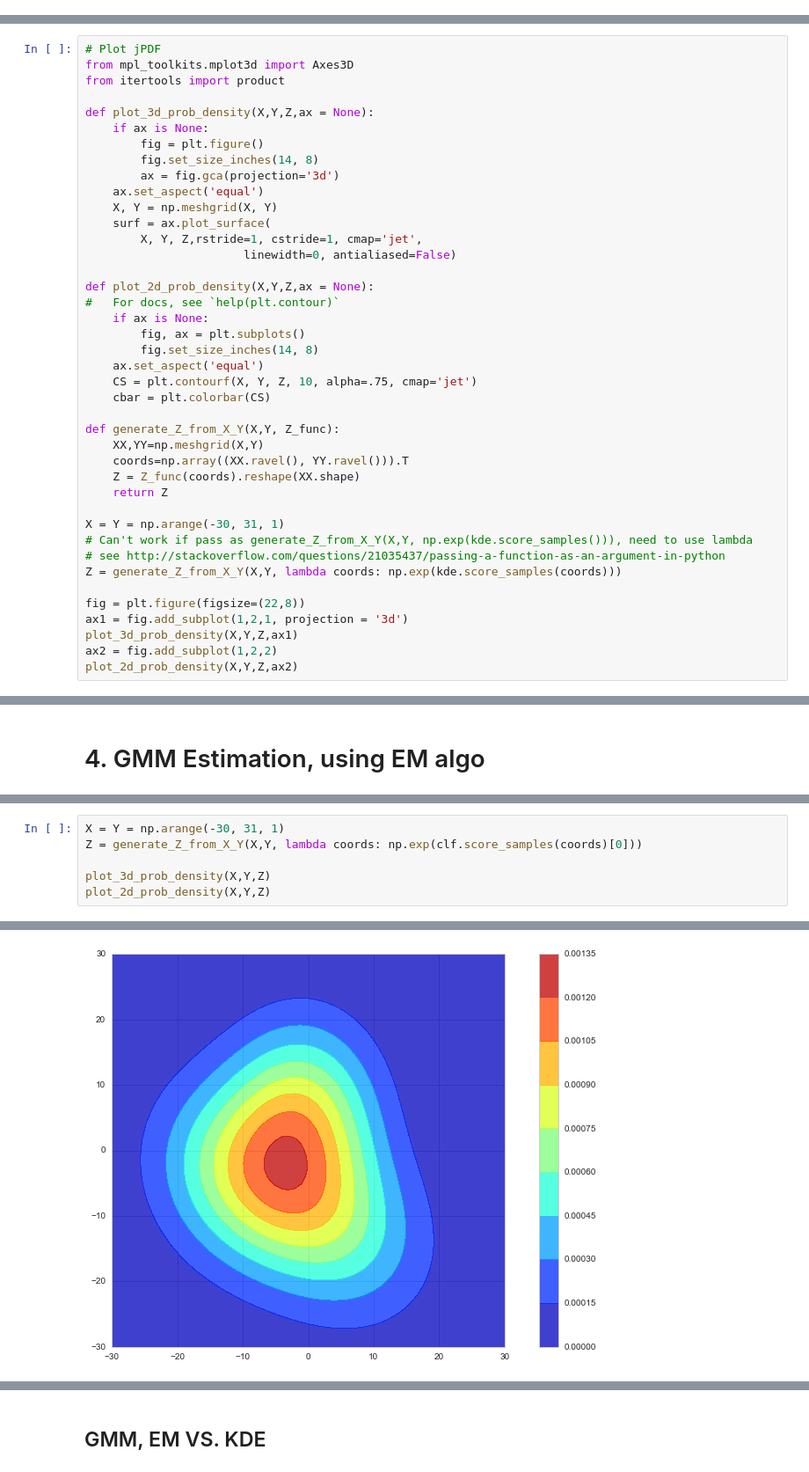
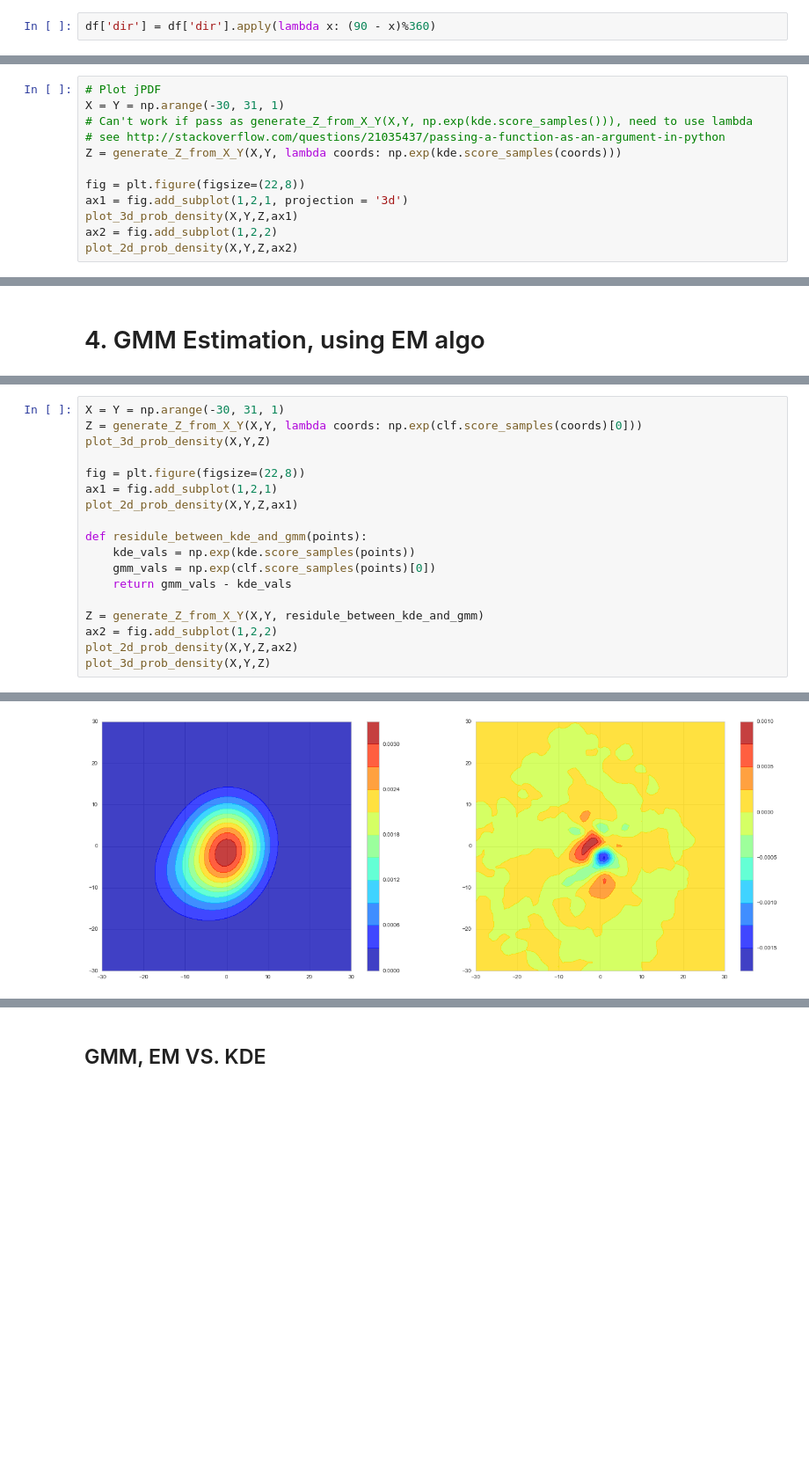
Before and after one commit to cqcn1991/Wind-Speed-Analysis, a Jupyter notebook: time_shift.ipynb, the cells around one changed output, grey strips where cells are left out. Shown at 88% size. Cells and saved outputs as stored; diff of their text form; blank space fills up the shorter version.

```diff
--- a/time_shift.ipynb
+++ b/time_shift.ipynb
@@ -302,3 +336,5 @@ df['dir_int'] = df['dir']
+# %%
+df['dir'] = df['dir'].apply(lambda x: (90 - x)%360)
 # %%
 df['dir'].value_counts().sort_index()
 # %% [output]
@@ -387,35 +407,6 @@ sample = speed_set
 kde = KernelDensity(bandwidth=1).fit(sample) # need to consider the bandwidth for different sites
 # %%
 # Plot jPDF
-from mpl_toolkits.mplot3d import Axes3D
-from itertools import product
-
-def plot_3d_prob_density(X,Y,Z,ax = None):
-    if ax is None:
-        fig = plt.figure()
-        fig.set_size_inches(14, 8)
-        ax = fig.gca(projection='3d')
-    ax.set_aspect('equal')
-    X, Y = np.meshgrid(X, Y)
-    surf = ax.plot_surface(
-        X, Y, Z,rstride=1, cstride=1, cmap='jet',
-                       linewidth=0, antialiased=False)
-
-def plot_2d_prob_density(X,Y,Z,ax = None):
-#   For docs, see `help(plt.contour)`
-    if ax is None:
-        fig, ax = plt.subplots()
-        fig.set_size_inches(14, 8)
-    ax.set_aspect('equal')
-    CS = plt.contourf(X, Y, Z, 10, alpha=.75, cmap='jet')
-    cbar = plt.colorbar(CS)
-
-def generate_Z_from_X_Y(X,Y, Z_func):
-    XX,YY=np.meshgrid(X,Y)
-    coords=np.array((XX.ravel(), YY.ravel())).T
-    Z = Z_func(coords).reshape(XX.shape)
-    return Z
-
 X = Y = np.arange(-30, 31, 1)
 # Can't work if pass as generate_Z_from_X_Y(X,Y, np.exp(kde.score_samples())), need to use lambda
 # see http://stackoverflow.com/questions/21035437/passing-a-function-as-an-argument-in-python
@@ -482,7 +458,19 @@ plt.draw()
 # %%
 X = Y = np.arange(-30, 31, 1)
 Z = generate_Z_from_X_Y(X,Y, lambda coords: np.exp(clf.score_samples(coords)[0]))
+plot_3d_prob_density(X,Y,Z)
 
+fig = plt.figure(figsize=(22,8))
+ax1 = fig.add_subplot(1,2,1)
+plot_2d_prob_density(X,Y,Z,ax1)
+
+def residule_between_kde_and_gmm(points):
+    kde_vals = np.exp(kde.score_samples(points))
+    gmm_vals = np.exp(clf.score_samples(points)[0])
+    return gmm_vals - kde_vals
+
+Z = generate_Z_from_X_Y(X,Y, residule_between_kde_and_gmm)
+ax2 = fig.add_subplot(1,2,2)
+plot_2d_prob_density(X,Y,Z,ax2)
 plot_3d_prob_density(X,Y,Z)
-plot_2d_prob_density(X,Y,Z)
 # %% [output]
@@ -490 +478 @@ plot_2d_prob_density(X,Y,Z)
-[figure, old version]
+[figure, new version]
```
Also changed, not shown: parts of 77 cells of this notebook, 10 other files.
